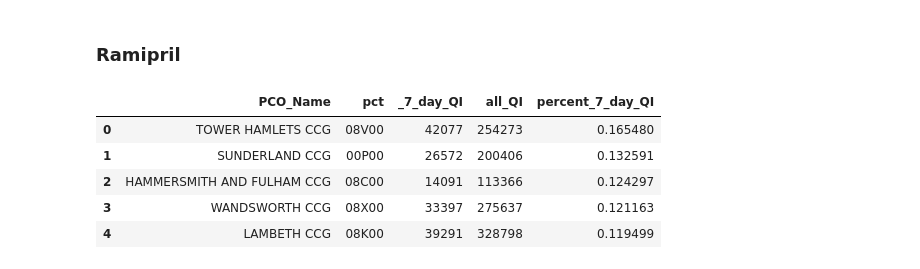
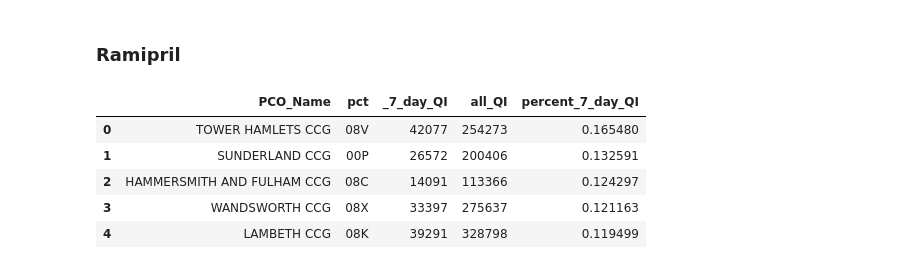
Before and after one commit to ebmdatalab/prescribing-queries, a Jupyter notebook: Query Notebooks/Aspirin.sevendayrx/7 Day Aspirin.ipynb, the cells around one changed output. Drawn from its saved outputs; the diff is of its cells as text; code cells hidden in the pictures.

```diff
--- a/Query Notebooks/Aspirin.sevendayrx/7 Day Aspirin.ipynb
+++ b/Query Notebooks/Aspirin.sevendayrx/7 Day Aspirin.ipynb
@@ -245,35 +319,36 @@ SELECT
       WHEN quantity=7 THEN quantity*items
       ELSE 0
   END) AS _7_day_QI,
   SUM(quantity*items) AS all_QI,
   IEEE_DIVIDE(SUM(CASE
       WHEN quantity=7 THEN quantity*items
       ELSE 0
   END),
       SUM(quantity*items)) AS percent_7_day_QI
 FROM
   tmp_eu.raw_prescribing_data_2019_04 AS presc
 INNER JOIN
   hscic.ccgs AS ccg
 ON
   SUBSTR(presc.pco_code,0,3)=ccg.code
 WHERE
 (bnf_description LIKE 'Rampril_Tab%' or bnf_description LIKE 'Ramipril_Cap%')
     AND ccg.org_type = 'CCG'
 GROUP BY
   PCO_Name,
   PCO_Code
 ORDER BY
   percent_7_day_QI DESC
     '''
 
 df2_ramipril = bq.cached_read(sql, csv_path='ramipril_sevendays.csv')
 df2_ramipril.rename(columns={'PCO_Code':'pct'}, inplace=True)
+df2_ramipril['pct'] = df2_ramipril['pct'].astype(str).str[:-2] ##here we strip trailing zeros in preparation for mapping
 df2_ramipril.head(5)
 # %% [output]
 |  | PCO_Name | pct | _7_day_QI | all_QI | percent_7_day_QI |
-| 0 | TOWER HAMLETS CCG | 08V00 | 42077 | 254273 | 0.165480 |
-| 1 | SUNDERLAND CCG | 00P00 | 26572 | 200406 | 0.132591 |
-| 2 | HAMMERSMITH AND FULHAM CCG | 08C00 | 14091 | 113366 | 0.124297 |
-| 3 | WANDSWORTH CCG | 08X00 | 33397 | 275637 | 0.121163 |
-| 4 | LAMBETH CCG | 08K00 | 39291 | 328798 | 0.119499 |
+| 0 | TOWER HAMLETS CCG | 08V | 42077 | 254273 | 0.165480 |
+| 1 | SUNDERLAND CCG | 00P | 26572 | 200406 | 0.132591 |
+| 2 | HAMMERSMITH AND FULHAM CCG | 08C | 14091 | 113366 | 0.124297 |
+| 3 | WANDSWORTH CCG | 08X | 33397 | 275637 | 0.121163 |
+| 4 | LAMBETH CCG | 08K | 39291 | 328798 | 0.119499 |
```
Also changed, not shown: parts of 29 cells of this notebook, 3 other files.
